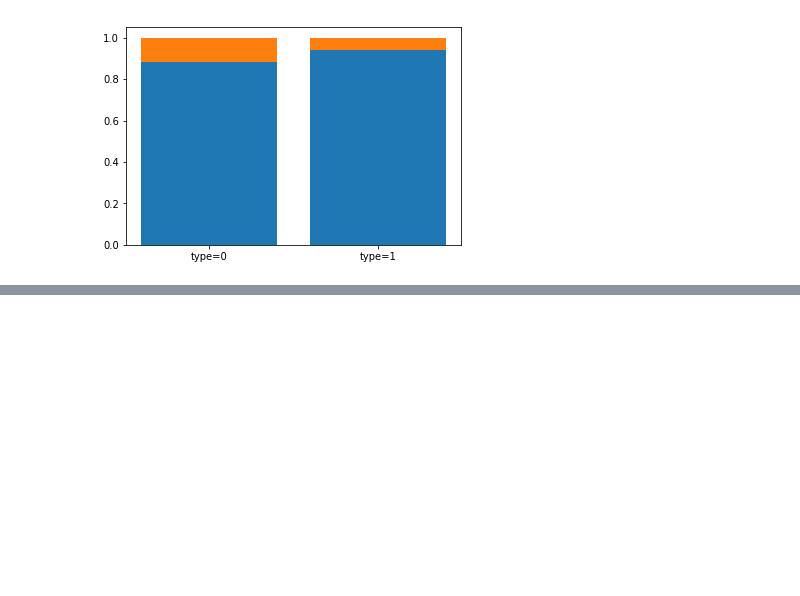
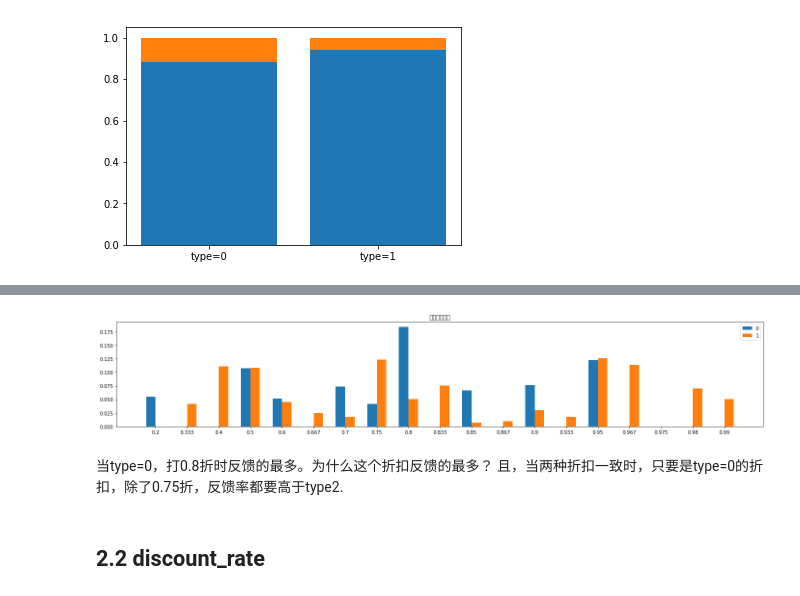
Before and after one commit to shaolei-zuo/myproject, a Jupyter notebook: mcomp/tc_o2o/EDA/EDA_restar0.ipynb, the cells around one changed output, grey strips where cells are left out. Drawn from its saved outputs; the diff is of its cells as text; code cells hidden in the pictures; blank space fills up the shorter version.

```diff
--- a/mcomp/tc_o2o/EDA/EDA_restar0.ipynb
+++ b/mcomp/tc_o2o/EDA/EDA_restar0.ipynb
@@ -97,0 +136,22 @@ plt.bar(xticks,num_label_1,bottom=num_label_0)
+# %%
+width = 0.3
+pt = width/2.
+
+
+dfthis0.loc[:,'rate0'] =dfthis0['1']/dfthis0['discount_rate']
+dfthis1.loc[:,'rate1'] =dfthis1['1']/dfthis1['discount_rate']
+dfthis2 = pd.concat([dfthis1,dfthis0],axis=1)
+plt.figure(figsize=(24,4))
+xticks = range(0,len(dfthis2))
+plt.bar(np.array(xticks)-pt,dfthis2.rate0,width=width,label='0')
+plt.bar(np.array(xticks)+pt,dfthis2.rate1,width=width,label='1')
+plt.legend()
+plt.title(u'各折扣响应率')
+plt.xticks(xticks,dfthis2.index);
+# %% [output]
+[figure, added]
+# %% [markdown]
+当type=0，打0.8折时反馈的最多。为什么这个折扣反馈的最多？
+且，当两种折扣一致时，只要是type=0的折扣，除了0.75折，反馈率都要高于type2.
+# %% [markdown]
+ ## 2.2 discount_rate
```
Also changed, not shown: parts of 6 cells of this notebook, 1 other file.
